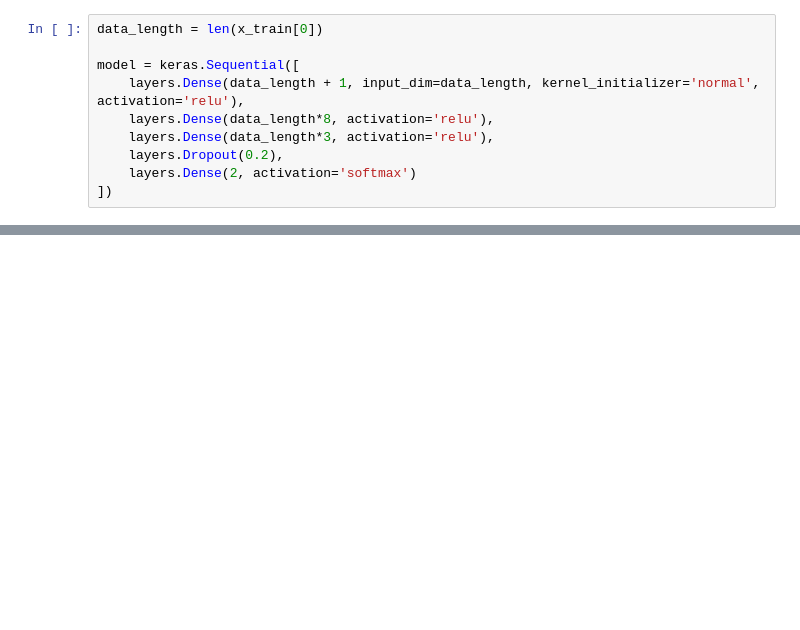
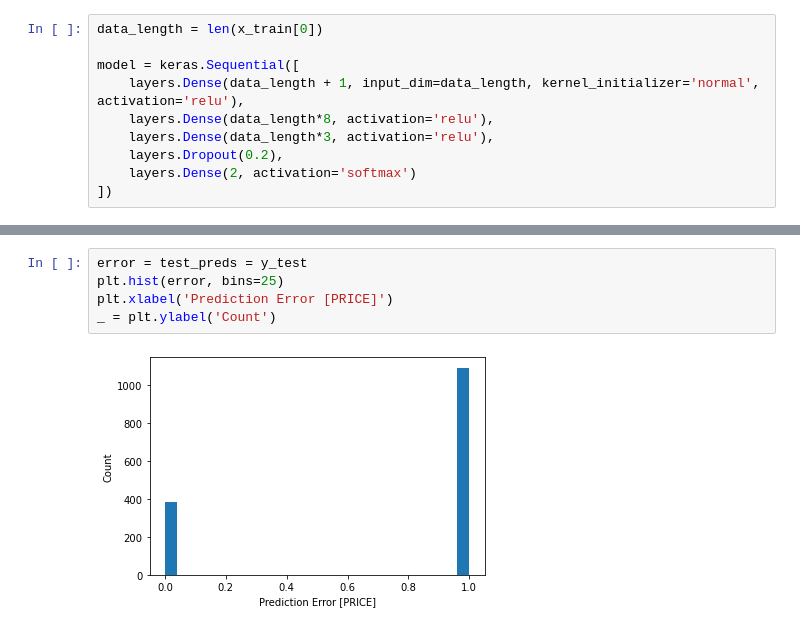
Before and after one commit to COS301-SE-2021/Silicon-Scraper, a Jupyter notebook: backend/ai/models/NN_Avail_Pred_Model.ipynb, the cells around one changed output, grey strips where cells are left out. Cells and saved outputs as stored; diff of their text form; blank space fills up the shorter version.

```diff
--- a/backend/ai/models/NN_Avail_Pred_Model.ipynb
+++ b/backend/ai/models/NN_Avail_Pred_Model.ipynb
@@ -213,0 +256,7 @@ hist.head()
+# %%
+error = test_preds = y_test
+plt.hist(error, bins=25)
+plt.xlabel('Prediction Error [PRICE]')
+_ = plt.ylabel('Count')
+# %% [output]
+[figure, added]
```
Also changed, not shown: parts of 10 cells of this notebook.
